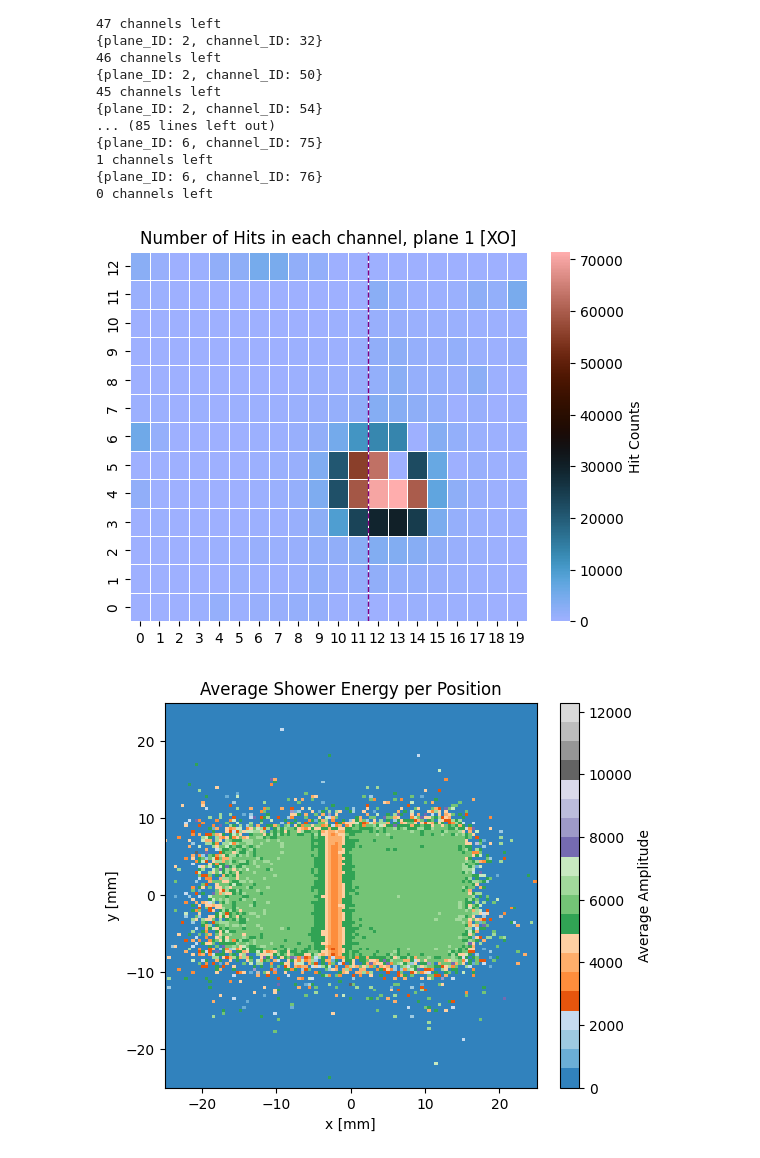
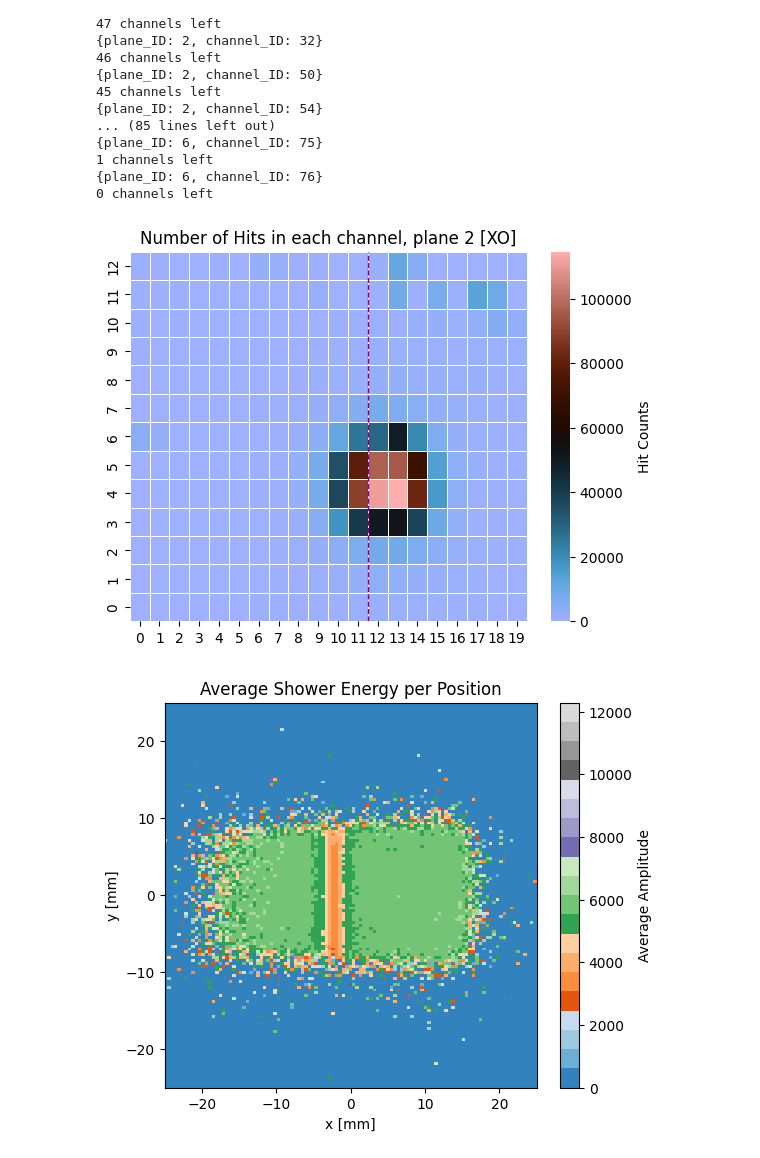
Before and after one commit to Ben-David-Ben/F-Cal-TB-Project, a Jupyter notebook: TB2025_Gap_scope_analysis.ipynb, the cells around one changed output. Cells and saved outputs as stored; diff of their text form; code cells hidden in the pictures.

```diff
--- a/TB2025_Gap_scope_analysis.ipynb
+++ b/TB2025_Gap_scope_analysis.ipynb
@@ -196,9 +190,9 @@ amount of dead channels: 140
 {plane_ID: 6, channel_ID: 76}
 0 channels left
 # %%
-rf.hits_amount_colormap_single_plane(data_scope_1088_corrected.hits, 1)
+rf.hits_amount_colormap_single_plane(data_scope_1088_corrected.hits, 2)
 # %% [output]
-[figure, old version]
+[figure, new version]
 # %%
 sf.avg_energy_scope_colormap(data_scope_1088_corrected, x_borders=25, y_borders=25)
 # %% [output]
```
Also changed, not shown: parts of 10 cells of this notebook, 3 other files.
